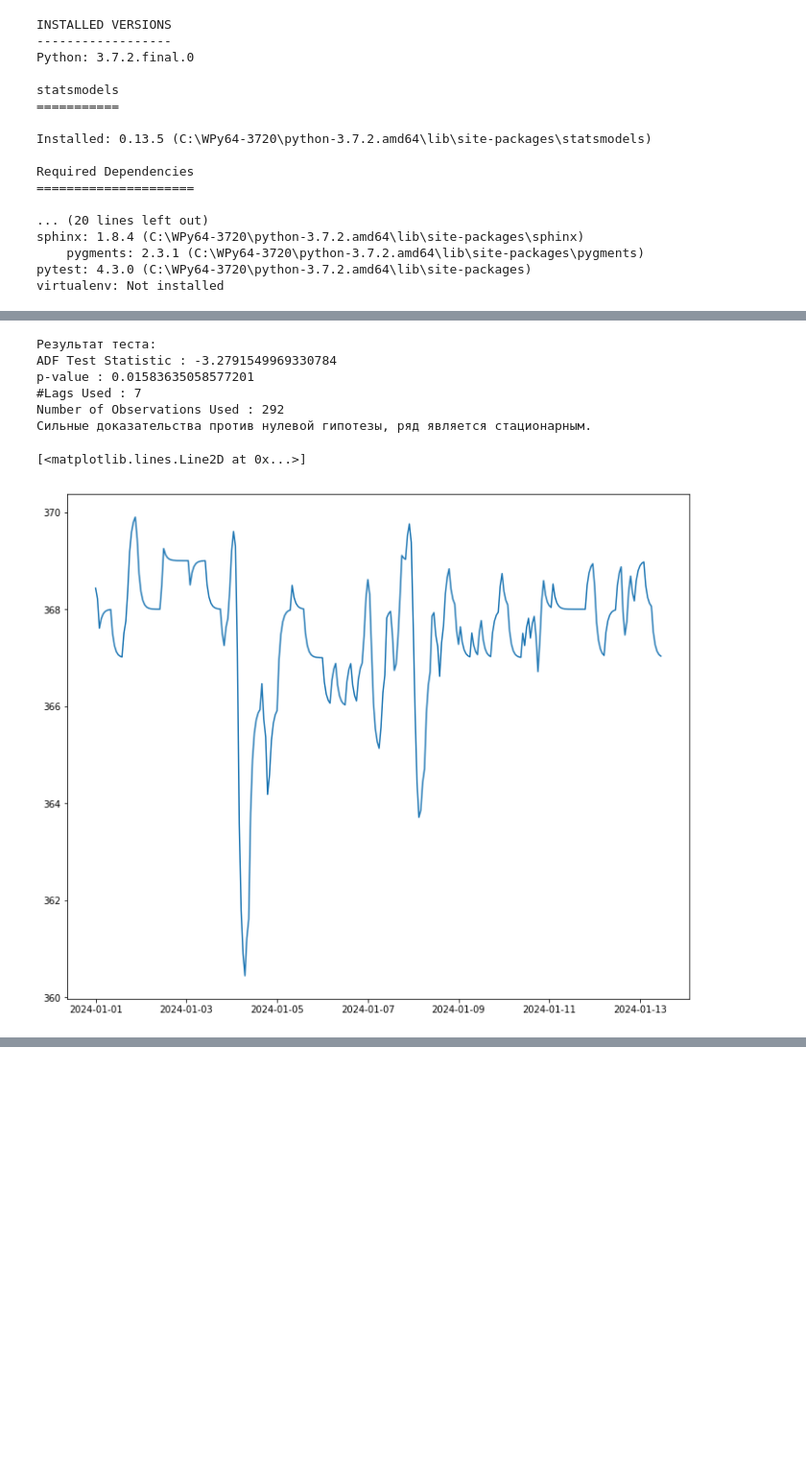
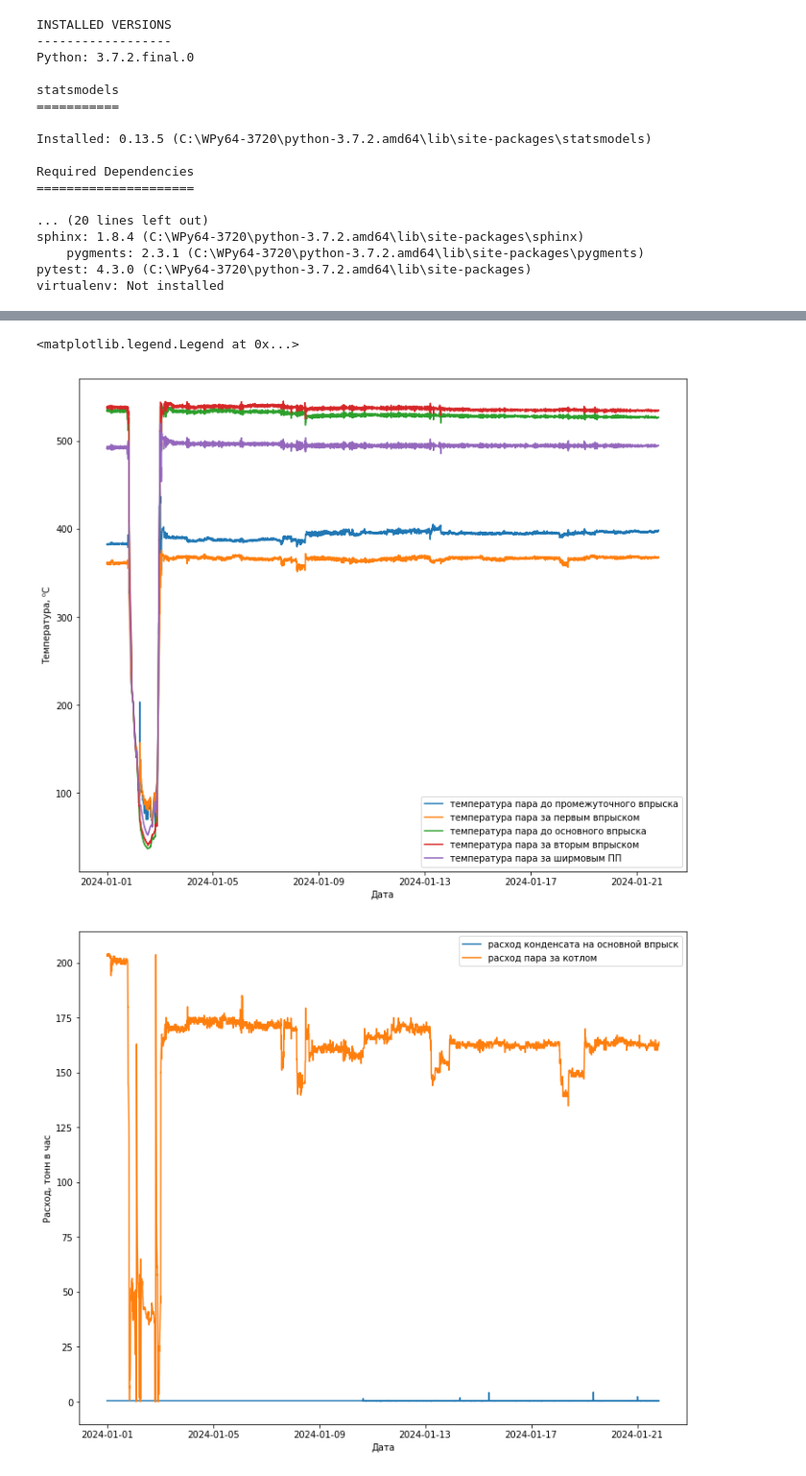
Before and after one commit to A101110/models, a Jupyter notebook: Exponential_pred.ipynb, the cells around one changed output, grey strips where cells are left out. Shown at 96% size. Saved outputs shown, nothing was run; the diff lists cells and outputs as text; code cells hidden in the pictures; blank space fills up the shorter version.

```diff
--- a/Exponential_pred.ipynb
+++ b/Exponential_pred.ipynb
@@ -107,19 +63,0 @@ Number of Observations Used : 290
-# %%
-df2 =  pd.DataFrame(columns = ["flow1", "time"])
-df2.time = timer_test
-df2.flow1 = batch_test
-df2_diff = df2.diff().dropna()
-while((df_test(df2['flow1']) != True) and (i in range (1, 10))):
-    df2_diff = df2_diff.diff().dropna()
-df2.index = pd.date_range(start='2024-01-01 00:00:00', periods = len(df2['flow1']), freq='h')
-df2_diff.index = pd.date_range(start='2024-01-01 00:00:00', periods = len(df2_diff['flow1']), freq='h')
-plt.plot(df2['flow1'])
-# %% [output]
-Результат теста:
-ADF Test Statistic : -3.2791549969330784
-p-value : 0.01583635058577201
-#Lags Used : 7
-Number of Observations Used : 292
-Сильные доказательства против нулевой гипотезы, ряд является стационарным.
-[<matplotlib.lines.Line2D at 0x...>]
-[figure, removed]
@@ -167,0 +108,47 @@ predictions4 = pd.Series(forecast4.values, index=df2["flow1"].index)
+# %%
+df1 =  pd.DataFrame(columns = ["temp1", "temp2", "temp3", "temp4","temp5", "flow1", "flow2", "pres1"])
+df1.temp1 = batch_train
+df1.temp2 = batch_train_1
+df1.temp3 = batch_train_2
+df1.temp4 = batch_train_3
+df1.temp5 = batch_train_4
+df1.flow1 = batch_train_5
+df1.flow2 = batch_train_6
+df1.pres1 = batch_train_7
+
+df_test(df1['temp1'])
+df_test(df1['temp2'])
+df_test(df1['temp3'])
+df_test(df1['temp4'])
+df_test(df1['temp5'])
+df_test(df1['flow1'])
+df_test(df1['flow2'])
+df_test(df1['pres1'])
+
+df1.index = pd.date_range(start='2024-01-01 00:00:00', periods = len(df1['temp1']), freq='min')
+df1_diff = df1.diff().dropna()
+df1_diff.index = pd.date_range(start='2024-01-01 00:00:00', periods = len(df1_diff['temp1']), freq='min')
+
+fig, ax = plt.subplots()
+ax.set_ylabel('Температура, ⁰C')
+ax.set_xlabel ('Дата')
+ax.plot(df1['temp1'], label = "температура пара до промежуточного впрыска")
+ax.plot(df1['temp2'], label = "температура пара за первым впрыском")
+ax.plot(df1['temp3'], label = "температура пара до основного впрыска")
+ax.plot(df1['temp4'], label = "температура пара за вторым впрыском")
+ax.plot(df1['temp5'], label = "температура пара за ширмовым ПП")
+ax.legend()
+
+fig, ap = plt.subplots()
+ap.set_ylabel('Расход, тонн в час')
+ap.set_xlabel ('Дата')
+ap.plot(df1['flow1'], label = "pасход конденсата на основной впрыск")
+ap.plot(df1['flow2'], label = "pасход пара за котлом")
+ap.legend()
+
+fig, af = plt.subplots()
+af.set_ylabel('Давление, кгс/см^2')
+af.set_xlabel ('Дата')
+af.plot(df1['pres1'], label = "давление в паровом коллекторе")
+af.legend()
+# %% [output]
@@ -167,0 +172,3 @@ predictions4 = pd.Series(forecast4.values, index=df2["flow1"].index)
+<matplotlib.legend.Legend at 0x...>
+[figure, added]
+[figure, added]
```
Also changed, not shown: parts of 13 cells of this notebook.
